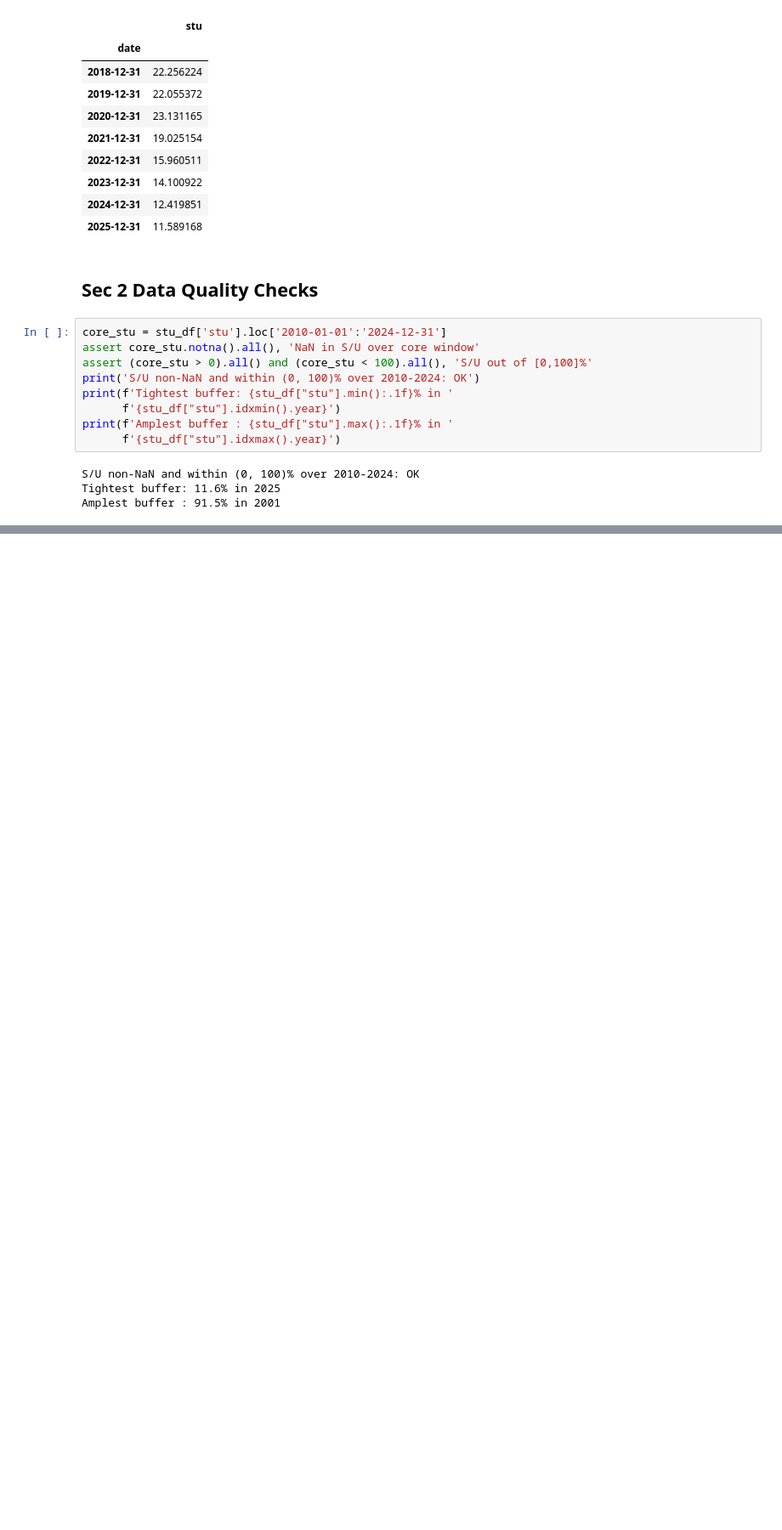
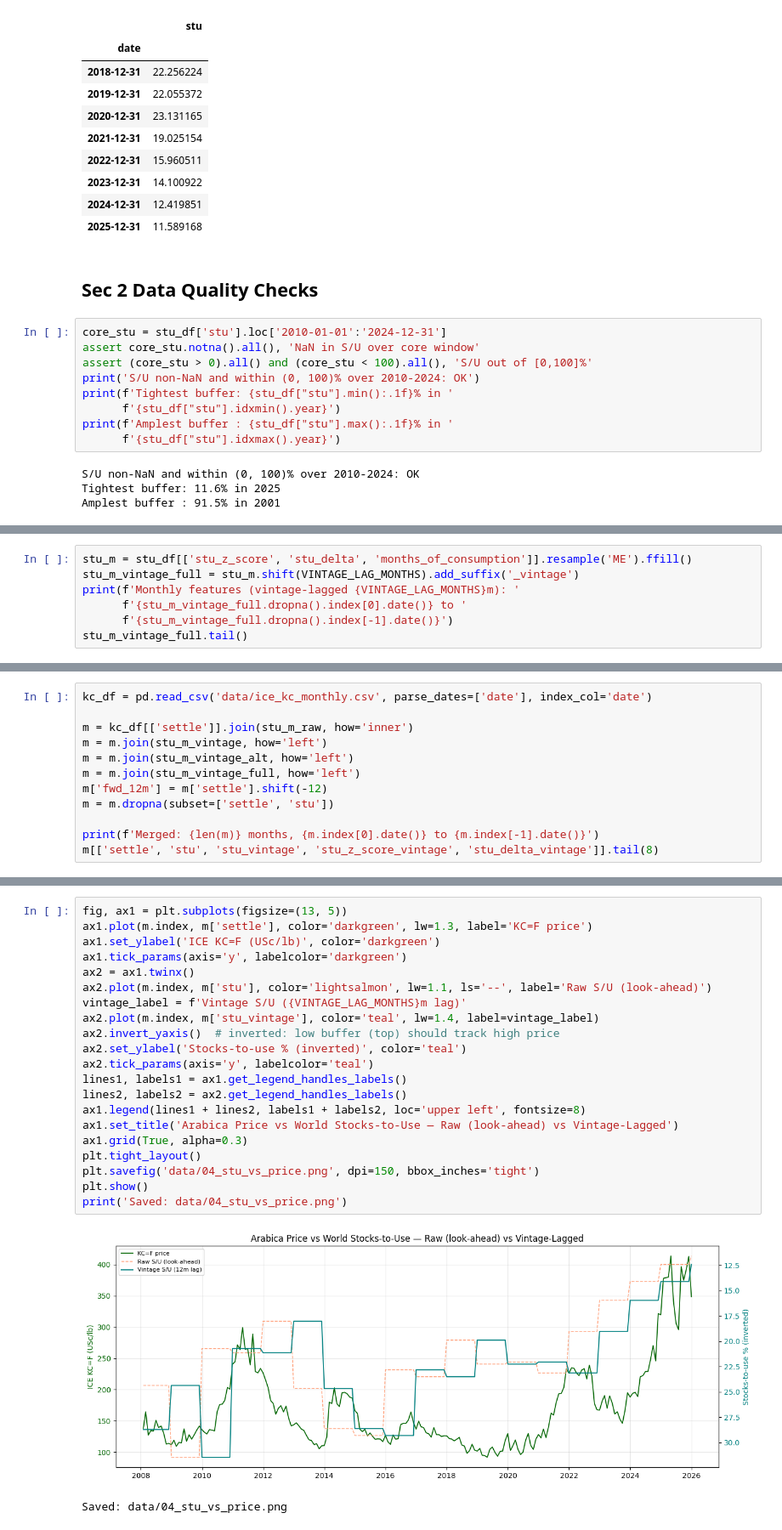
Before and after one commit to abhirajp97/greensignal, a Jupyter notebook: notebooks/coffee_backtests/04_usda_supply_signal.ipynb, the cells around one changed output, grey strips where cells are left out. Shown at 85% size. Drawn from its saved outputs; the diff is of its cells as text; blank space fills up the shorter version.

```diff
--- a/notebooks/coffee_backtests/04_usda_supply_signal.ipynb
+++ b/notebooks/coffee_backtests/04_usda_supply_signal.ipynb
@@ -364,0 +253,7 @@ series -> stu_risk ~ 1.0, a strong current BUY-side amplifier. Calibrate the
+# %%
+stu_m = stu_df[['stu_z_score', 'stu_delta', 'months_of_consumption']].resample('ME').ffill()
+stu_m_vintage_full = stu_m.shift(VINTAGE_LAG_MONTHS).add_suffix('_vintage')
+print(f'Monthly features (vintage-lagged {VINTAGE_LAG_MONTHS}m): '
+      f'{stu_m_vintage_full.dropna().index[0].date()} to '
+      f'{stu_m_vintage_full.dropna().index[-1].date()}')
+stu_m_vintage_full.tail()
@@ -364,0 +271,12 @@ series -> stu_risk ~ 1.0, a strong current BUY-side amplifier. Calibrate the
+# %%
+kc_df = pd.read_csv('data/ice_kc_monthly.csv', parse_dates=['date'], index_col='date')
+
+m = kc_df[['settle']].join(stu_m_raw, how='inner')
+m = m.join(stu_m_vintage, how='left')
+m = m.join(stu_m_vintage_alt, how='left')
+m = m.join(stu_m_vintage_full, how='left')
+m['fwd_12m'] = m['settle'].shift(-12)
+m = m.dropna(subset=['settle', 'stu'])
+
+print(f'Merged: {len(m)} months, {m.index[0].date()} to {m.index[-1].date()}')
+m[['settle', 'stu', 'stu_vintage', 'stu_z_score_vintage', 'stu_delta_vintage']].tail(8)
@@ -364,0 +295,24 @@ series -> stu_risk ~ 1.0, a strong current BUY-side amplifier. Calibrate the
+# %%
+fig, ax1 = plt.subplots(figsize=(13, 5))
+ax1.plot(m.index, m['settle'], color='darkgreen', lw=1.3, label='KC=F price')
+ax1.set_ylabel('ICE KC=F (USc/lb)', color='darkgreen')
+ax1.tick_params(axis='y', labelcolor='darkgreen')
+ax2 = ax1.twinx()
+ax2.plot(m.index, m['stu'], color='lightsalmon', lw=1.1, ls='--', label='Raw S/U (look-ahead)')
+vintage_label = f'Vintage S/U ({VINTAGE_LAG_MONTHS}m lag)'
+ax2.plot(m.index, m['stu_vintage'], color='teal', lw=1.4, label=vintage_label)
+ax2.invert_yaxis()  # inverted: low buffer (top) should track high price
+ax2.set_ylabel('Stocks-to-use % (inverted)', color='teal')
+ax2.tick_params(axis='y', labelcolor='teal')
+lines1, labels1 = ax1.get_legend_handles_labels()
+lines2, labels2 = ax2.get_legend_handles_labels()
+ax1.legend(lines1 + lines2, labels1 + labels2, loc='upper left', fontsize=8)
+ax1.set_title('Arabica Price vs World Stocks-to-Use — Raw (look-ahead) vs Vintage-Lagged')
+ax1.grid(True, alpha=0.3)
+plt.tight_layout()
+plt.savefig('data/04_stu_vs_price.png', dpi=150, bbox_inches='tight')
+plt.show()
+print('Saved: data/04_stu_vs_price.png')
+# %% [output]
+[figure, added]
+Saved: data/04_stu_vs_price.png
```
Also changed, not shown: parts of 52 cells of this notebook, 12 other files.
